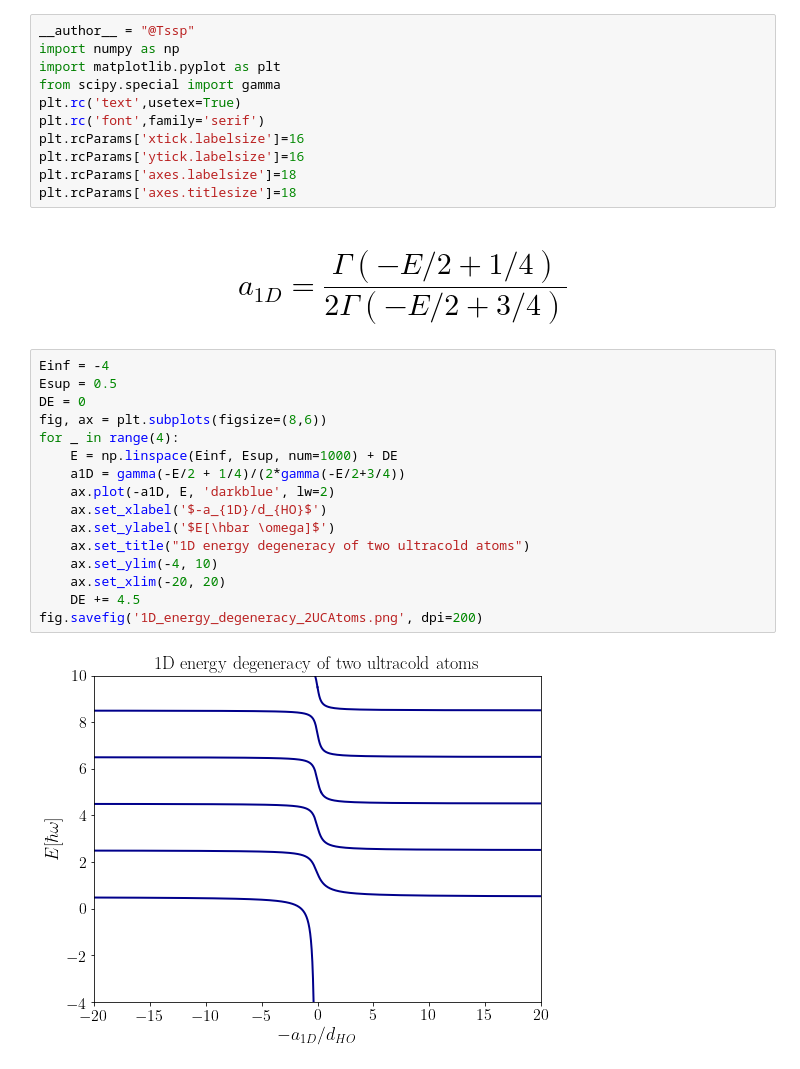
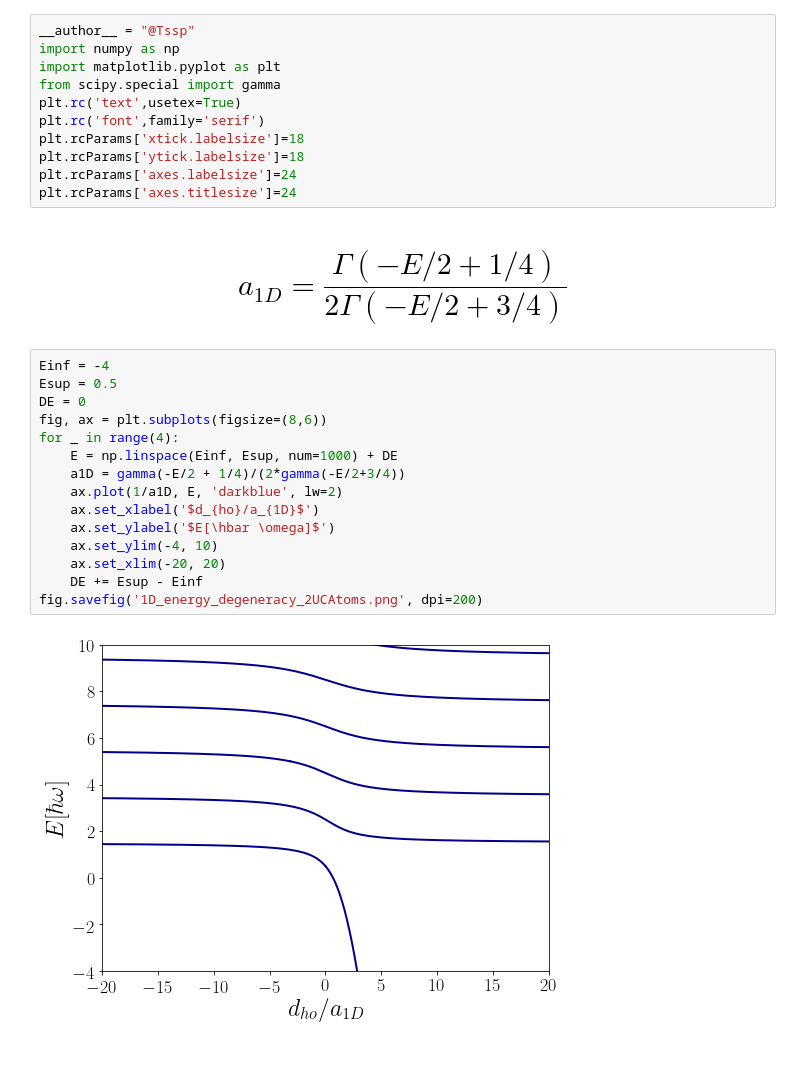
Before and after one commit to TsspGit/Ultracold_Atoms_src, a Jupyter notebook: 1D_HO_Spectrum.ipynb, the cells around one changed output. Cells and saved outputs as stored; diff of their text form.

```diff
--- a/1D_HO_Spectrum.ipynb
+++ b/1D_HO_Spectrum.ipynb
@@ -5,27 +5,26 @@ import matplotlib.pyplot as plt
 from scipy.special import gamma
 plt.rc('text',usetex=True)
 plt.rc('font',family='serif')
-plt.rcParams['xtick.labelsize']=16
-plt.rcParams['ytick.labelsize']=16
-plt.rcParams['axes.labelsize']=18
-plt.rcParams['axes.titlesize']=18
+plt.rcParams['xtick.labelsize']=18
+plt.rcParams['ytick.labelsize']=18
+plt.rcParams['axes.labelsize']=24
+plt.rcParams['axes.titlesize']=24
 # %% [markdown]
 # $$ a_{1D} = \frac{\Gamma(-E/2 + 1/4)}{2\Gamma(-E/2 + 3/4)} $$
 # %%
 Einf = -4
 Esup = 0.5
 DE = 0
 fig, ax = plt.subplots(figsize=(8,6))
 for _ in range(4):
     E = np.linspace(Einf, Esup, num=1000) + DE
     a1D = gamma(-E/2 + 1/4)/(2*gamma(-E/2+3/4))
-    ax.plot(-a1D, E, 'darkblue', lw=2)
-    ax.set_xlabel('$-a_{1D}/d_{HO}$')
+    ax.plot(1/a1D, E, 'darkblue', lw=2)
+    ax.set_xlabel('$d_{ho}/a_{1D}$')
     ax.set_ylabel('$E[\hbar \omega]$')
-    ax.set_title("1D energy degeneracy of two ultracold atoms")
     ax.set_ylim(-4, 10)
     ax.set_xlim(-20, 20)
-    DE += 4.5
+    DE += Esup - Einf
 fig.savefig('1D_energy_degeneracy_2UCAtoms.png', dpi=200)
 # %% [output]
-[figure, old version]
+[figure, new version]
```
Also changed, not shown: 36 other files.
